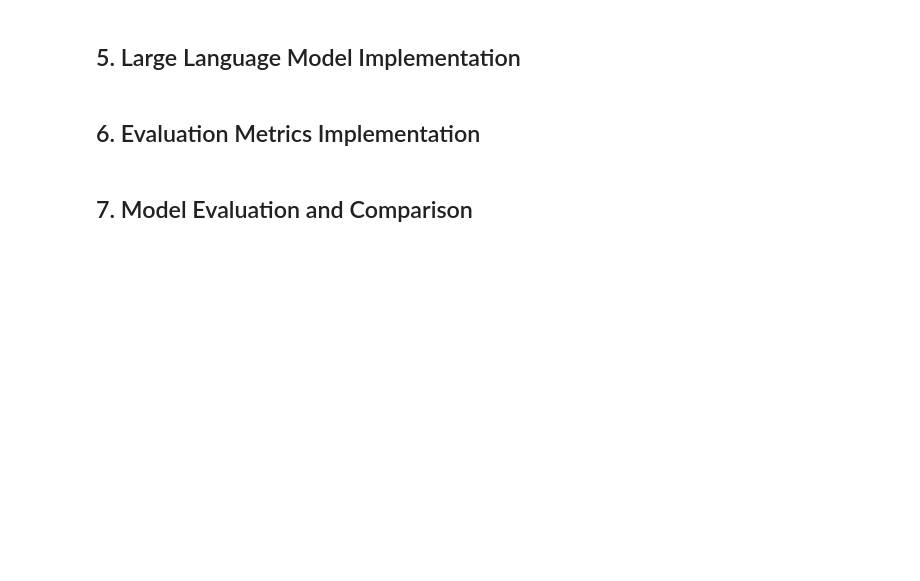
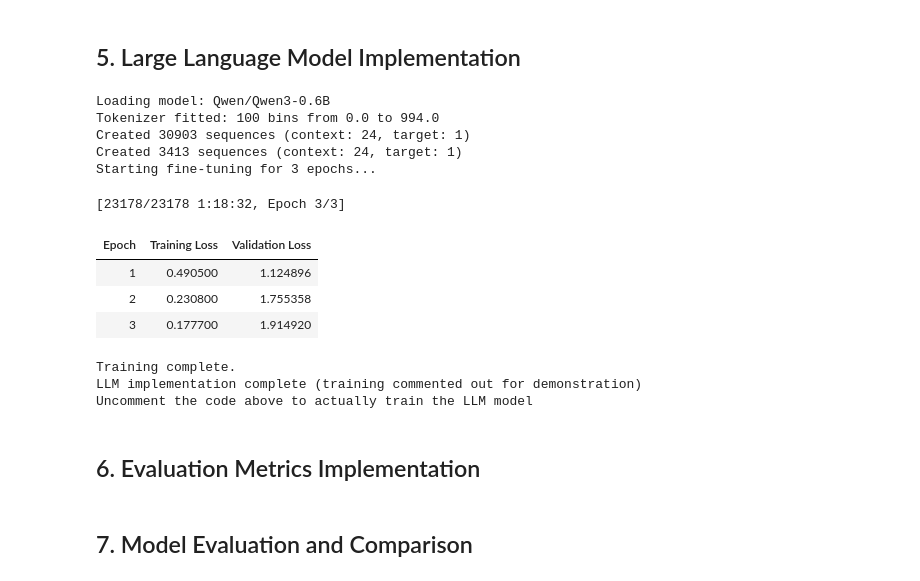
Before and after one commit to dingfengkun/TSA_2025_Project, a Jupyter notebook: TSA_LLM_vs_HMM_Forecasting.ipynb, the cells around one changed output. Saved outputs shown, nothing was run; the diff lists cells and outputs as text; code cells hidden in the pictures; blank space fills up the shorter version.

```diff
--- a/TSA_LLM_vs_HMM_Forecasting.ipynb
+++ b/TSA_LLM_vs_HMM_Forecasting.ipynb
@@ -733,34 +755,48 @@ class PM25LLMForecaster:
 # %%
 # Note: This cell demonstrates the LLM setup but is commented out to avoid long training times
 # Uncomment and run to actually train the LLM
 
-"""
+
 # Initialize LLM forecaster
 llm_forecaster = PM25LLMForecaster(
-    model_name="microsoft/phi-2",  # Or "Qwen/Qwen2.5-1.5B", "meta-llama/Llama-3.2-1B"
+    model_name="Qwen/Qwen3-0.6B",  # Or "Qwen/Qwen2.5-1.5B", "meta-llama/Llama-3.2-1B"
     n_bins=100,
     context_length=24
 )
 
 # Split training data for validation
 val_split = int(len(train_df) * 0.9)
 train_subset = train_df.iloc[:val_split]
 val_subset = train_df.iloc[val_split:]
 
 # Prepare datasets
 llm_forecaster.prepare_dataset(train_subset, val_subset)
 
 # Fine-tune the model
 llm_forecaster.fine_tune(
     output_dir="./llm_pm25_model",
     num_epochs=3,
     batch_size=4,
     learning_rate=2e-5
 )
-"""
+
 
 print("LLM implementation complete (training commented out for demonstration)")
 print("Uncomment the code above to actually train the LLM model")
+# %% [output]
+Loading model: Qwen/Qwen3-0.6B
+Tokenizer fitted: 100 bins from 0.0 to 994.0
+Created 30903 sequences (context: 24, target: 1)
+Created 3413 sequences (context: 24, target: 1)
+Starting fine-tuning for 3 epochs...
+[23178/23178 1:18:32, Epoch 3/3]
+| Epoch | Training Loss | Validation Loss |
+| 1 | 0.490500 | 1.124896 |
+| 2 | 0.230800 | 1.755358 |
+| 3 | 0.177700 | 1.914920 |
+Training complete.
+LLM implementation complete (training commented out for demonstration)
+Uncomment the code above to actually train the LLM model
 # %% [markdown]
 ## 6. Evaluation Metrics Implementation
 # %%
```
Also changed, not shown: parts of 16 cells of this notebook.
